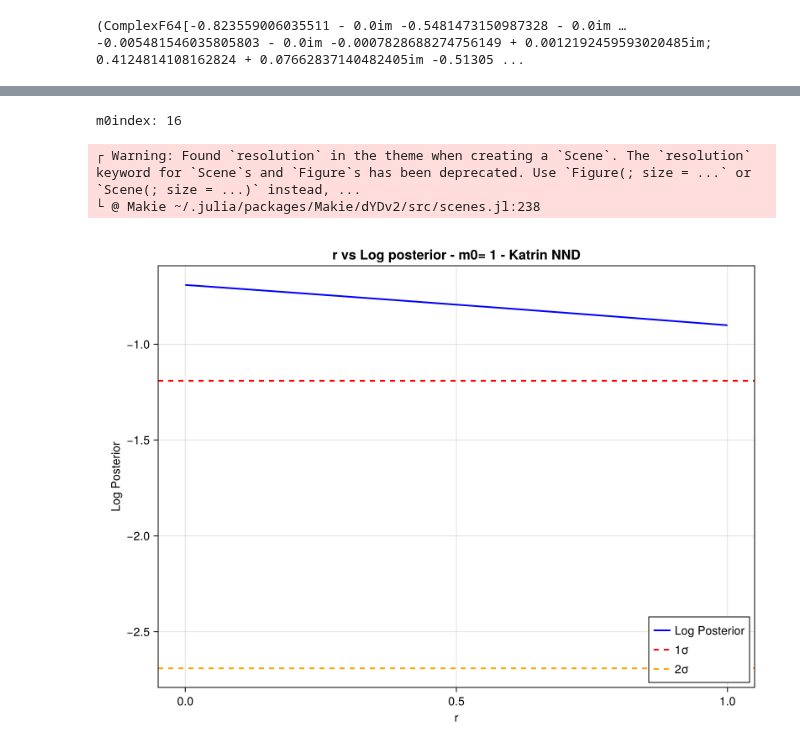
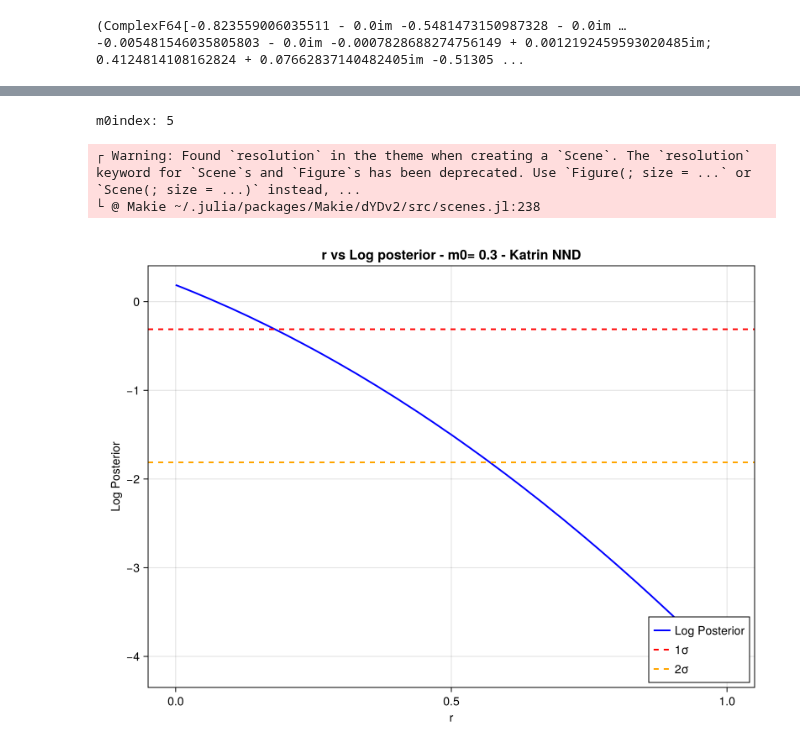
Before and after one commit to philippeller/Newtrinos.jl, a Jupyter notebook: src/experiments/katrin/katrin_final.ipynb, the cells around one changed output, grey strips where cells are left out. Saved outputs shown, nothing was run; the diff lists cells and outputs as text; code cells hidden in the pictures.

```diff
--- a/src/experiments/katrin/katrin_final.ipynb
+++ b/src/experiments/katrin/katrin_final.ipynb
@@ -148,7 +151,7 @@ using Newtrinos.osc
 
 
 osc_cfg = Newtrinos.osc.OscillationConfig(
-    flavour=Newtrinos.osc.NND(),
+    flavour=Newtrinos.osc.NNM(),
     propagation=Newtrinos.osc.Basic(),
     states=Newtrinos.osc.All(),
     interaction=Newtrinos.osc.SI()
@@ -175,7 +180,7 @@ matrix=Newtrinos.osc.get_matrices(osc_cfg.flavour)(par)
 all_priors = Newtrinos.get_priors(experiments)
 
 
-vars_to_scan = ( m₀ =31, r =31)
+vars_to_scan = ( r=31,  m₀=31)
 
 modified_priors = (
     N = all_priors.N,
@@ -389,5 +228,6 @@ display("image/png", img)
 # %%
 #plot the logposterior value vs r
+result = result_NN
 
 #value of r fixed
 rfixed = 0.1
@@ -439,7 +279,7 @@ hlines!(ax, [sigma_2_threshold],
 axislegend(ax, position = :rb)  # right bottom
 
 display("image/png", fig)
-save("/home/sofialon/Newtrinos.jl/profiled plot/katrin/katrin_m0Logpost_NND_N=50_r=$rfixed.png", fig)
+#save("/home/sofialon/Newtrinos.jl/profiled plot/katrin/katrin_m0Logpost_NND_N=50_r=$rfixed.png", fig)
 # %% [output]
 rindex: 3
 ┌ Warning: Found `resolution` in the theme when creating a `Scene`. The `resolution` keyword for `Scene`s and `Figure`s has been deprecated. Use `Figure(; size = ...` or `Scene(; size = ...)` instead, ...
@@ -448,7 +288,7 @@ LoadError: type NamedTuple has no field m₀
 # %%
 
 #value of m0 fixed
-m0fixed =1
+m0fixed =0.3
 m0max=2
 m0index = round(Int, 31/m0max* m0fixed)
 println("m0index: ", m0index)
@@ -473,33 +313,33 @@ ax = Axis(fig[1, 1],
 
 # Plot the main curve
 lines!(ax, result.axes.r, result.values.log_posterior[:, m0index],
     color = :blue,
     linewidth = 2,
     label = "Log Posterior"
 )
 
 # Add confidence level lines
 hlines!(ax, [sigma_1_threshold],
     color = :red,
     linestyle = :dash,
     linewidth = 2,
     label = "1σ"
 )
 
 hlines!(ax, [sigma_2_threshold],
     color = :orange,
     linestyle = :dash,
     linewidth = 2,
     label = "2σ"
 )
 
 # Add legend
 axislegend(ax, position = :rb)  # right bottom
 
 display("image/png", fig)
-save("/home/sofialon/Newtrinos.jl/profiled plot/katrin/katrin_rLogpost_NND_N=50_m0=$m0fixed.png", fig)
+#save("/home/sofialon/Newtrinos.jl/profiled plot/katrin/katrin_rLogpost_NND_N=50_m0=$m0fixed.png", fig)
 # %% [output]
-m0index: 16
+m0index: 5
 ┌ Warning: Found `resolution` in the theme when creating a `Scene`. The `resolution` keyword for `Scene`s and `Figure`s has been deprecated. Use `Figure(; size = ...` or `Scene(; size = ...)` instead, ...
 └ @ Makie ~/.julia/packages/Makie/dYDv2/src/scenes.jl:238
-[figure, old version]
+[figure, new version]
```
Also changed, not shown: parts of 9 cells of this notebook, 8 other files.
